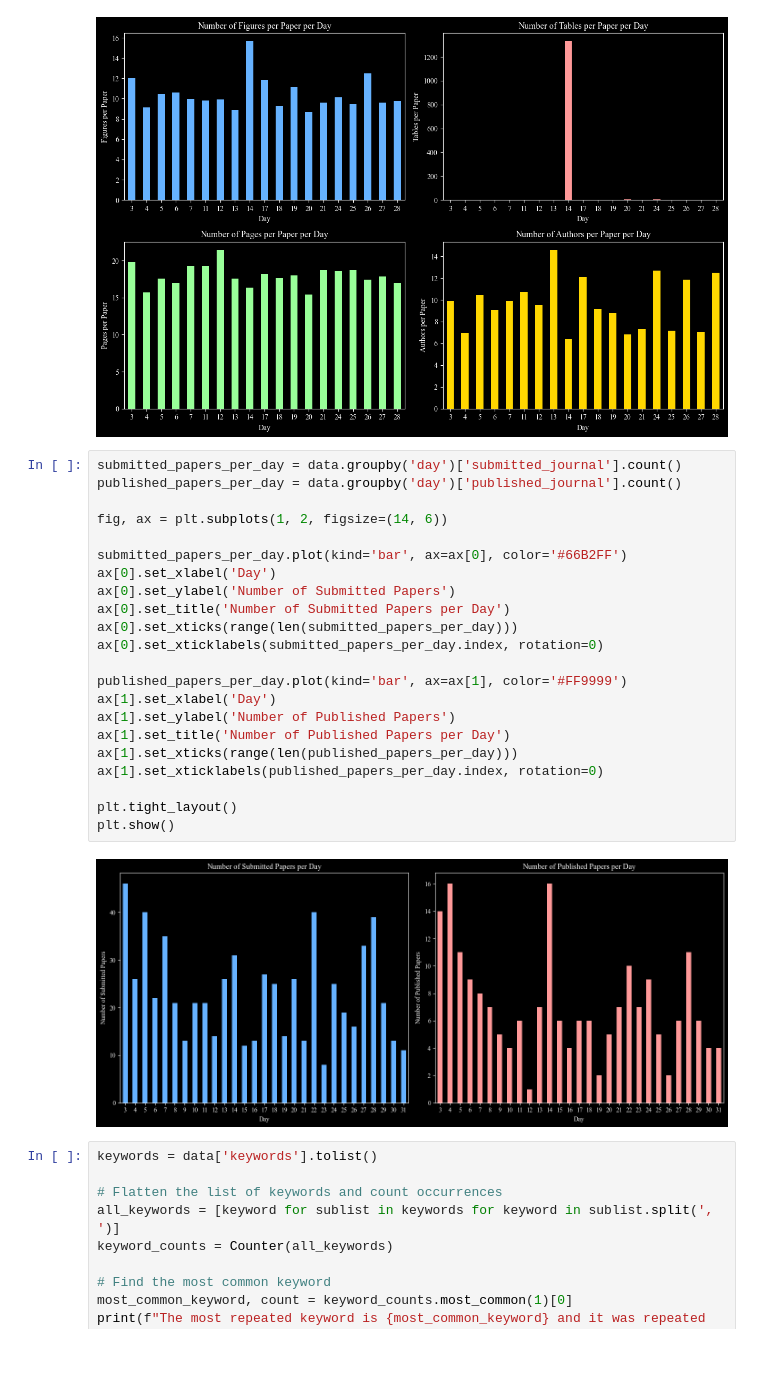
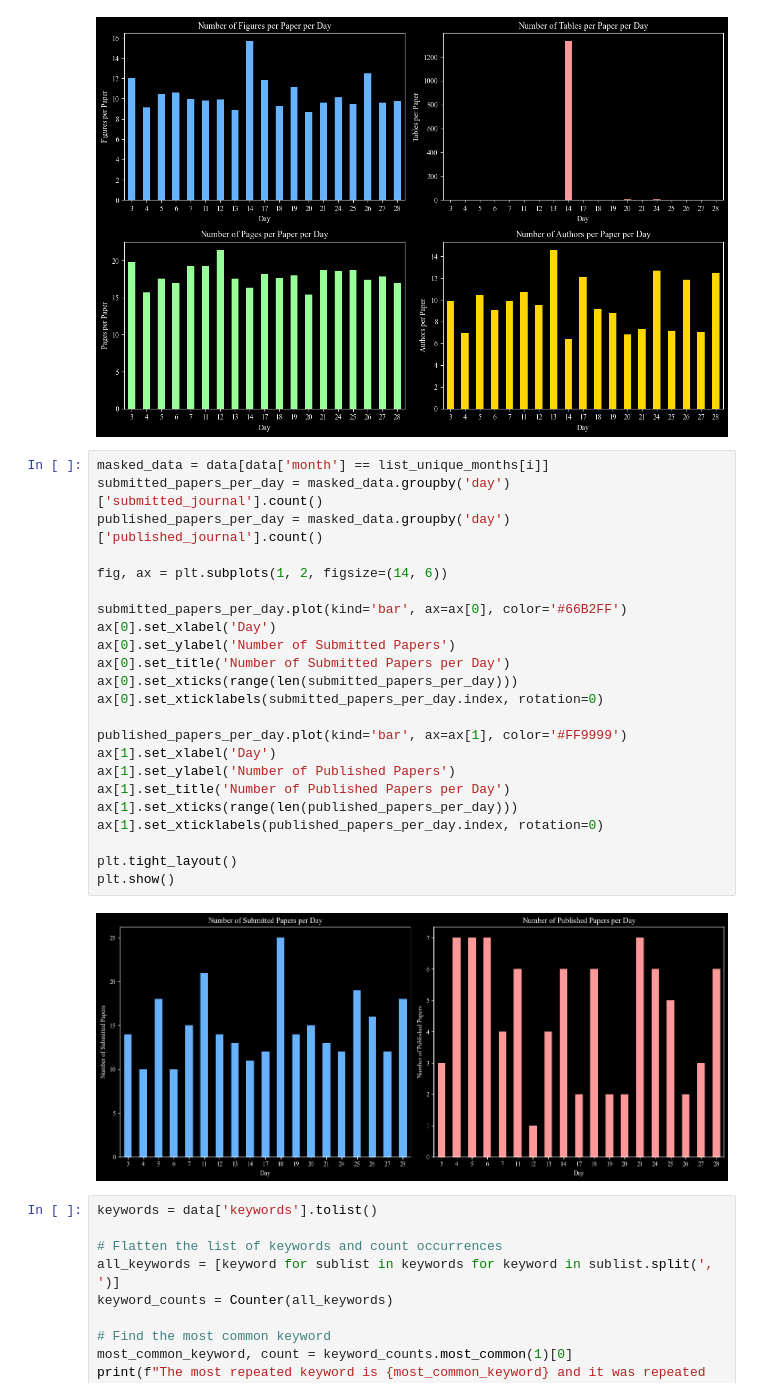
Before and after one commit to romms921/arXiver, a Jupyter notebook: stats.ipynb, the cells around one changed output. Cells and saved outputs as stored; diff of their text form; blank space fills up the shorter version.

```diff
--- a/stats.ipynb
+++ b/stats.ipynb
@@ -198,29 +198,30 @@ plt.show()
 # %% [output]
 [figure]
 # %%
-submitted_papers_per_day = data.groupby('day')['submitted_journal'].count()
-published_papers_per_day = data.groupby('day')['published_journal'].count()
+masked_data = data[data['month'] == list_unique_months[i]]
+submitted_papers_per_day = masked_data.groupby('day')['submitted_journal'].count()
+published_papers_per_day = masked_data.groupby('day')['published_journal'].count()
 
 fig, ax = plt.subplots(1, 2, figsize=(14, 6))
 
 submitted_papers_per_day.plot(kind='bar', ax=ax[0], color='#66B2FF')
 ax[0].set_xlabel('Day')
 ax[0].set_ylabel('Number of Submitted Papers')
 ax[0].set_title('Number of Submitted Papers per Day')
 ax[0].set_xticks(range(len(submitted_papers_per_day)))
 ax[0].set_xticklabels(submitted_papers_per_day.index, rotation=0)
 
 published_papers_per_day.plot(kind='bar', ax=ax[1], color='#FF9999')
 ax[1].set_xlabel('Day')
 ax[1].set_ylabel('Number of Published Papers')
 ax[1].set_title('Number of Published Papers per Day')
 ax[1].set_xticks(range(len(published_papers_per_day)))
 ax[1].set_xticklabels(published_papers_per_day.index, rotation=0)
 
 plt.tight_layout()
 plt.show()
 # %% [output]
-[figure, old version]
+[figure, new version]
 # %%
 keywords = data['keywords'].tolist()
 
```
